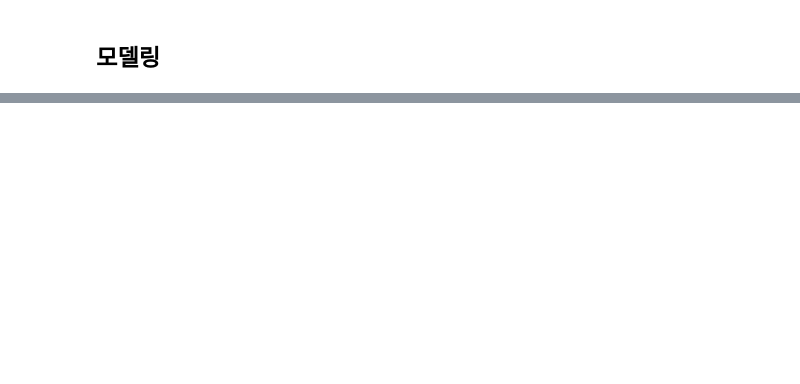
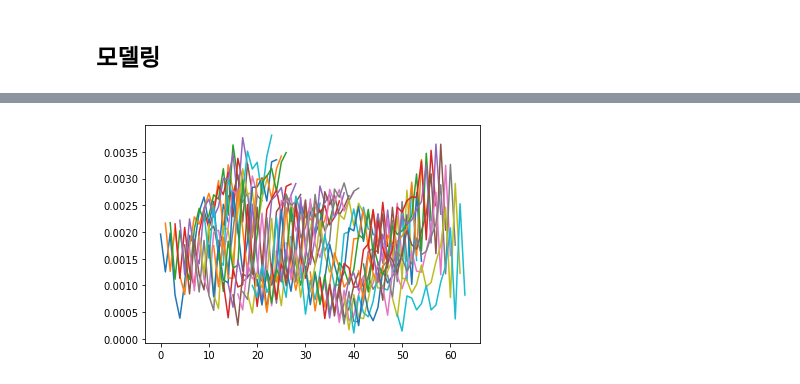
Before and after one commit to Kim-inhwan/forecast-covid, a Jupyter notebook: notebooks/modeling.ipynb, the cells around one changed output, grey strips where cells are left out. Saved outputs shown, nothing was run; the diff lists cells and outputs as text; code cells hidden in the pictures; blank space fills up the shorter version.

```diff
--- a/notebooks/modeling.ipynb
+++ b/notebooks/modeling.ipynb
@@ -222,0 +254,6 @@ plt.show()
+# %%
+for i, pred in enumerate(preds[:50]):
+    plt.plot(range(i, i + OUTPUT_LEN), pred)
+plt.show()
+# %% [output]
+[figure, added]
```
Also changed, not shown: parts of 27 cells of this notebook, 1 other file.
